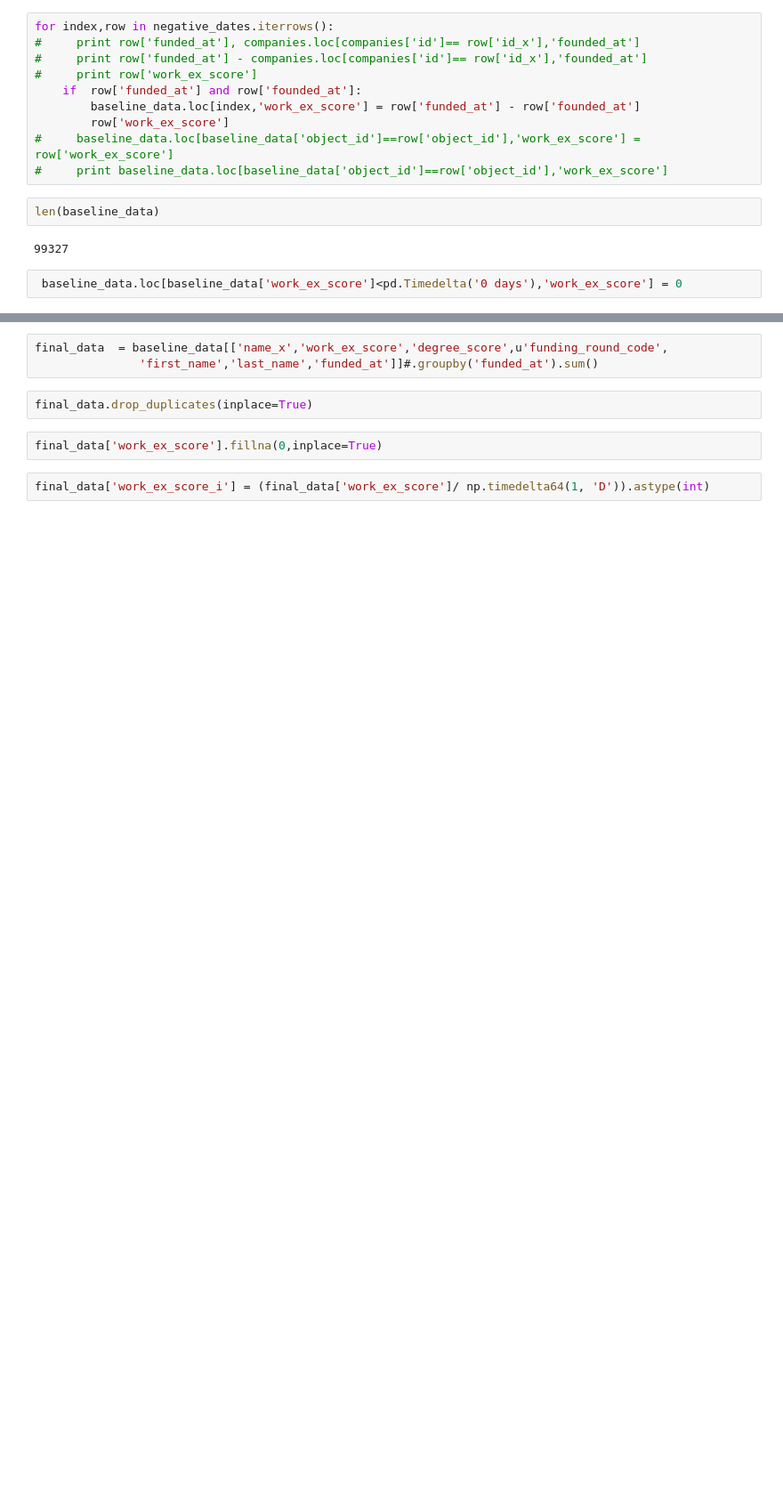
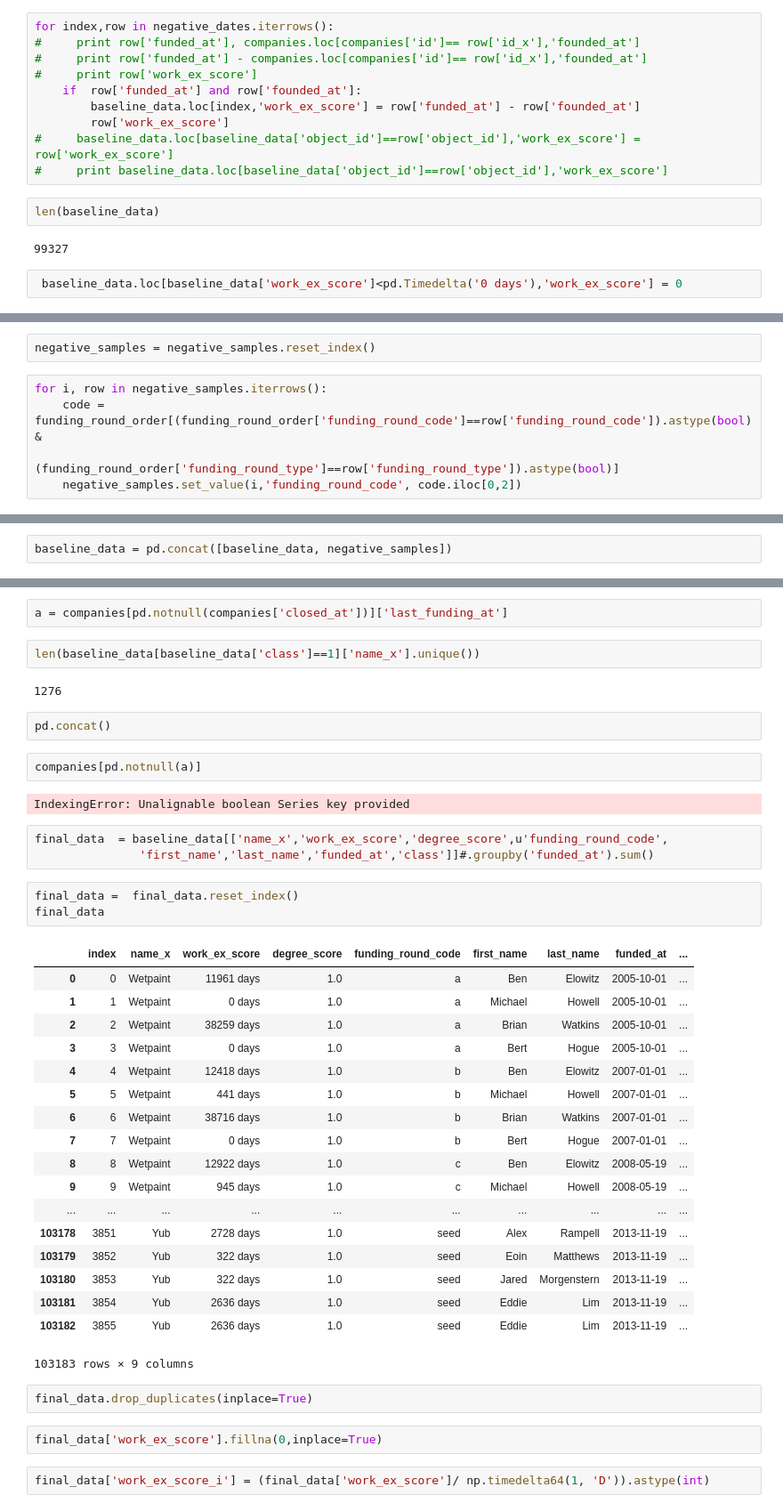
Before and after one commit to sidd-shah/crunchbase, a Jupyter notebook: DataCleaning.ipynb, the cells around one changed output, grey strips where cells are left out. Shown at 89% size. Drawn from its saved outputs; the diff is of its cells as text; blank space fills up the shorter version.

Commit message:
svm and negative data

```diff
--- a/DataCleaning.ipynb
+++ b/DataCleaning.ipynb
@@ -409,0 +500,7 @@ baseline_data.columns#.drop_duplicates(inplace=True)
+# %%
+negative_samples = negative_samples.reset_index()
+# %%
+for i, row in negative_samples.iterrows():
+    code = funding_round_order[(funding_round_order['funding_round_code']==row['funding_round_code']).astype(bool) &
+                                 (funding_round_order['funding_round_type']==row['funding_round_type']).astype(bool)]
+    negative_samples.set_value(i,'funding_round_code', code.iloc[0,2])
@@ -409,0 +529,2 @@ baseline_data.columns#.drop_duplicates(inplace=True)
+# %%
+baseline_data = pd.concat([baseline_data, negative_samples])
@@ -410,6 +535,40 @@ baseline_data.columns#.drop_duplicates(inplace=True)
+# %%
+a = companies[pd.notnull(companies['closed_at'])]['last_funding_at']
+# %%
+len(baseline_data[baseline_data['class']==1]['name_x'].unique())
+# %% [output]
+1276
+# %%
+pd.concat()
+# %%
+companies[pd.notnull(a)]
+# %% [output]
+IndexingError: Unalignable boolean Series key provided
 # %%
 final_data  = baseline_data[['name_x','work_ex_score','degree_score',u'funding_round_code',
-               'first_name','last_name','funded_at']]#.groupby('funded_at').sum()
+               'first_name','last_name','funded_at','class']]#.groupby('funded_at').sum()
+# %%
+final_data =  final_data.reset_index()
+final_data
+# %% [output]
+|  | index | name_x | work_ex_score | degree_score | funding_round_code | first_name | last_name | funded_at | ... |
+| 0 | 0 | Wetpaint | 11961 days | 1.0 | a | Ben | Elowitz | 2005-10-01 | ... |
+| 1 | 1 | Wetpaint | 0 days | 1.0 | a | Michael | Howell | 2005-10-01 | ... |
+| 2 | 2 | Wetpaint | 38259 days | 1.0 | a | Brian | Watkins | 2005-10-01 | ... |
+| 3 | 3 | Wetpaint | 0 days | 1.0 | a | Bert | Hogue | 2005-10-01 | ... |
+| 4 | 4 | Wetpaint | 12418 days | 1.0 | b | Ben | Elowitz | 2007-01-01 | ... |
+| 5 | 5 | Wetpaint | 441 days | 1.0 | b | Michael | Howell | 2007-01-01 | ... |
+| 6 | 6 | Wetpaint | 38716 days | 1.0 | b | Brian | Watkins | 2007-01-01 | ... |
+| 7 | 7 | Wetpaint | 0 days | 1.0 | b | Bert | Hogue | 2007-01-01 | ... |
+| 8 | 8 | Wetpaint | 12922 days | 1.0 | c | Ben | Elowitz | 2008-05-19 | ... |
+| 9 | 9 | Wetpaint | 945 days | 1.0 | c | Michael | Howell | 2008-05-19 | ... |
+| ... | ... | ... | ... | ... | ... | ... | ... | ... | ... |
+| 103178 | 3851 | Yub | 2728 days | 1.0 | seed | Alex | Rampell | 2013-11-19 | ... |
+| 103179 | 3852 | Yub | 322 days | 1.0 | seed | Eoin | Matthews | 2013-11-19 | ... |
+| 103180 | 3853 | Yub | 322 days | 1.0 | seed | Jared | Morgenstern | 2013-11-19 | ... |
+| 103181 | 3854 | Yub | 2636 days | 1.0 | seed | Eddie | Lim | 2013-11-19 | ... |
+| 103182 | 3855 | Yub | 2636 days | 1.0 | seed | Eddie | Lim | 2013-11-19 | ... |
+103183 rows × 9 columns
 # %%
 final_data.drop_duplicates(inplace=True)
 # %%
```
Also changed, not shown: parts of 60 cells of this notebook, 1 other file.
